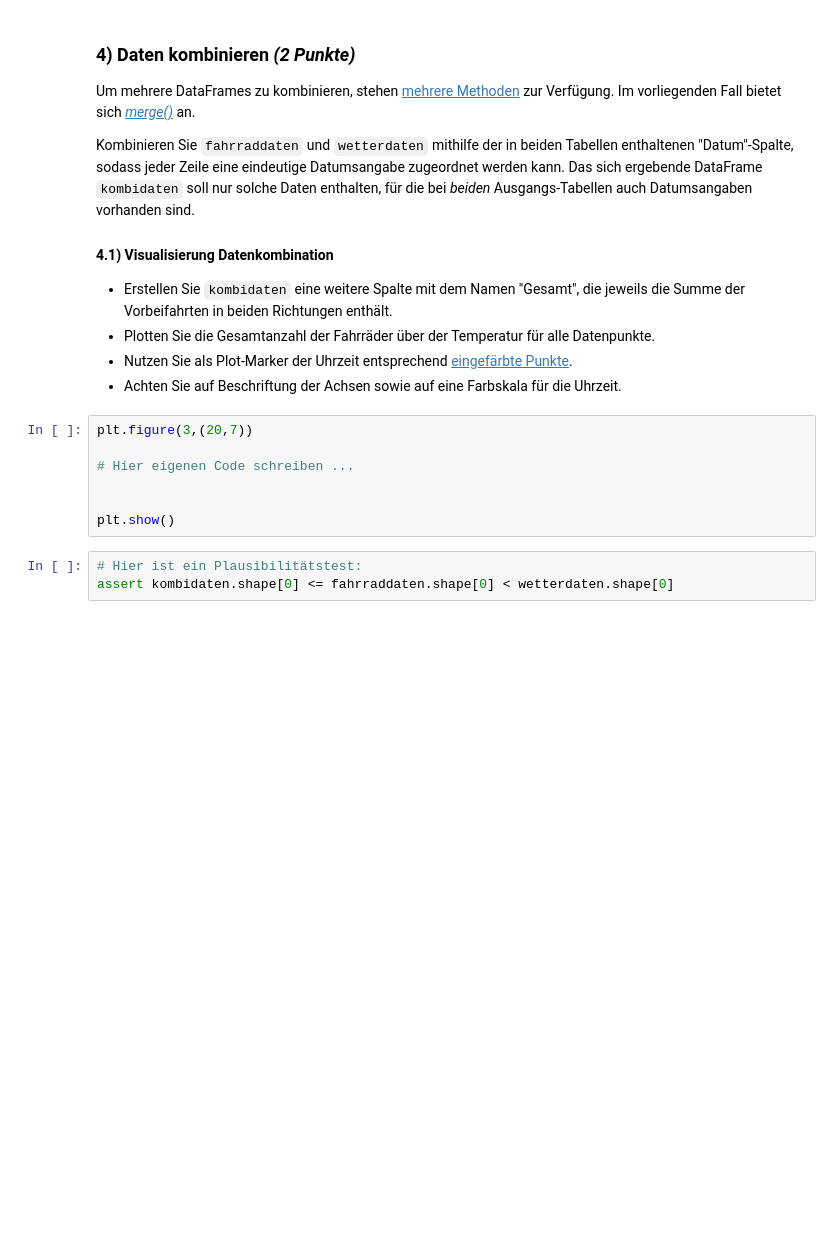
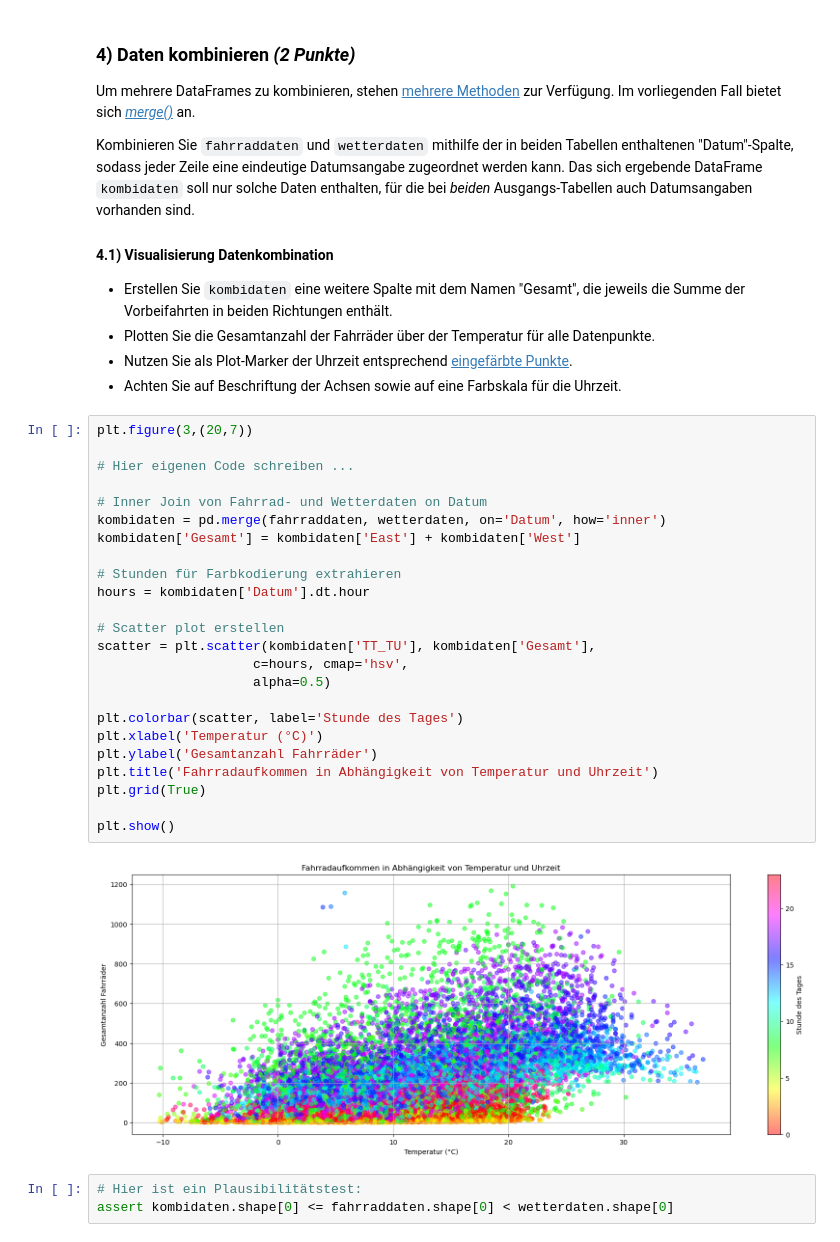
Before and after one commit to glueckf/Python-f-r-Ingenieure, a Jupyter notebook: pa05/PA5.ipynb, the cells around one changed output. Saved outputs shown, nothing was run; the diff lists cells and outputs as text; blank space fills up the shorter version.

```diff
--- a/pa05/PA5.ipynb
+++ b/pa05/PA5.ipynb
@@ -124,10 +270,29 @@ Kombinieren Sie `fahrraddaten` und `wetterdaten` mithilfe der in beiden Tabellen
 # %%
 plt.figure(3,(20,7))
 
 # Hier eigenen Code schreiben ...
 
+# Inner Join von Fahrrad- und Wetterdaten on Datum
+kombidaten = pd.merge(fahrraddaten, wetterdaten, on='Datum', how='inner')
+kombidaten['Gesamt'] = kombidaten['East'] + kombidaten['West']
+
+# Stunden für Farbkodierung extrahieren
+hours = kombidaten['Datum'].dt.hour
+
+# Scatter plot erstellen
+scatter = plt.scatter(kombidaten['TT_TU'], kombidaten['Gesamt'],
+                    c=hours, cmap='hsv',
+                    alpha=0.5)
+
+plt.colorbar(scatter, label='Stunde des Tages')
+plt.xlabel('Temperatur (°C)')
+plt.ylabel('Gesamtanzahl Fahrräder')
+plt.title('Fahrradaufkommen in Abhängigkeit von Temperatur und Uhrzeit')
+plt.grid(True)
 
 plt.show()
+# %% [output]
+[figure, added]
 # %%
 # Hier ist ein Plausibilitätstest:
 assert kombidaten.shape[0] <= fahrraddaten.shape[0] < wetterdaten.shape[0]
```
Also changed, not shown: parts of 7 cells of this notebook.
